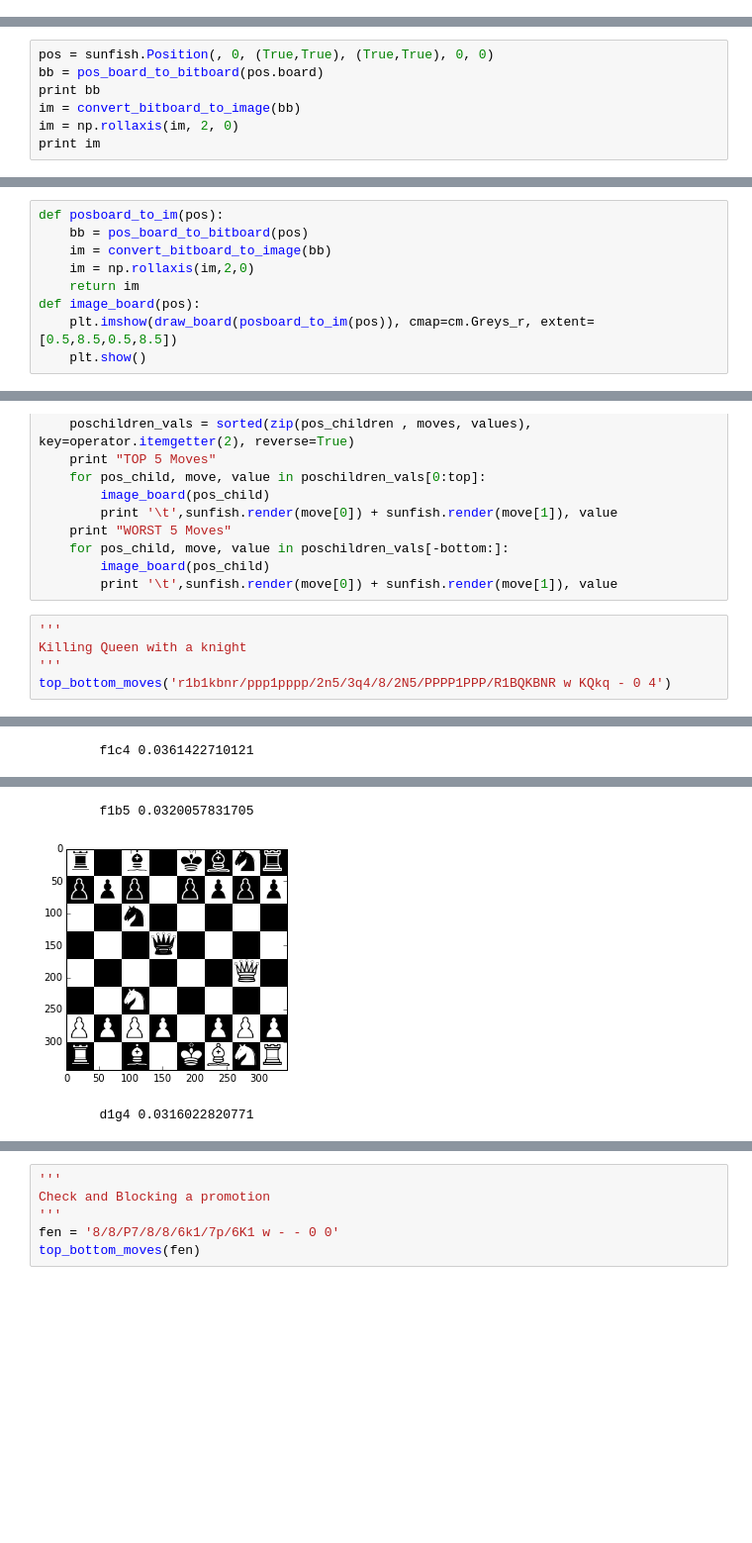
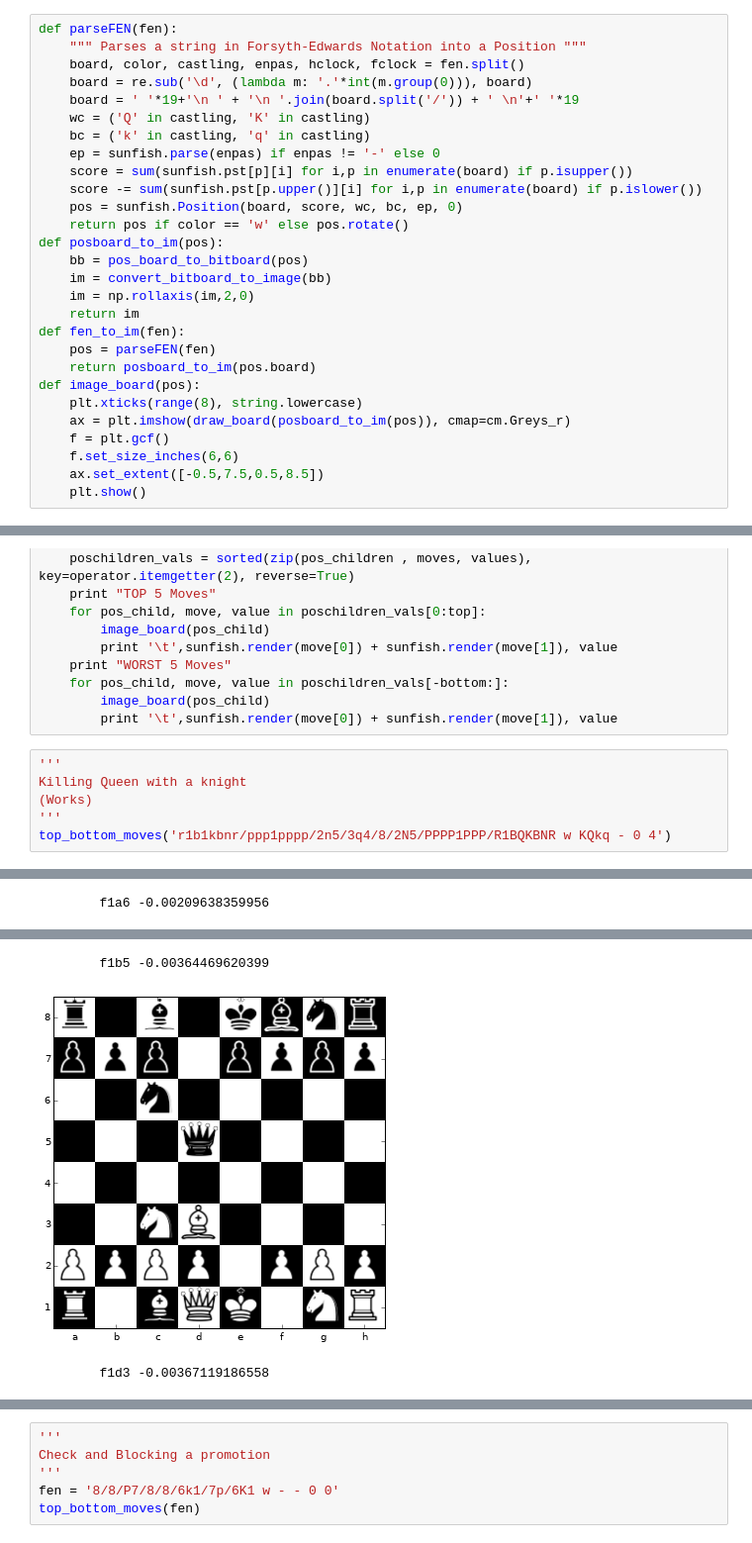
Before and after one commit to ashudeep/ConvChess, a Jupyter notebook: src/play/example_moves/Table evaluations.ipynb, the cells around one changed output, grey strips where cells are left out. Shown at 99% size. Saved outputs shown, nothing was run; the diff lists cells and outputs as text; blank space fills up the shorter version.

Commit message:
Bitboard to Board according to new python-chess api

```diff
--- a/src/play/example_moves/Table evaluations.ipynb
+++ b/src/play/example_moves/Table evaluations.ipynb
@@ -62,6 +60,34 @@ from example_moves.draw_board.draw import *
 cd example_moves/draw_board/
 # %% [output]
 /data/convchess/src/util/draw_board
+# %%
+def parseFEN(fen):
+	""" Parses a string in Forsyth-Edwards Notation into a Position """
+	board, color, castling, enpas, hclock, fclock = fen.split()
+	board = re.sub('\d', (lambda m: '.'*int(m.group(0))), board)
+	board = ' '*19+'\n ' + '\n '.join(board.split('/')) + ' \n'+' '*19
+	wc = ('Q' in castling, 'K' in castling)
+	bc = ('k' in castling, 'q' in castling)
+	ep = sunfish.parse(enpas) if enpas != '-' else 0
+	score = sum(sunfish.pst[p][i] for i,p in enumerate(board) if p.isupper())
+	score -= sum(sunfish.pst[p.upper()][i] for i,p in enumerate(board) if p.islower())
+	pos = sunfish.Position(board, score, wc, bc, ep, 0)
+	return pos if color == 'w' else pos.rotate()
+def posboard_to_im(pos):
+    bb = pos_board_to_bitboard(pos)
+    im = convert_bitboard_to_image(bb)
+    im = np.rollaxis(im,2,0)
+    return im
+def fen_to_im(fen):
+    pos = parseFEN(fen)
+    return posboard_to_im(pos.board)
+def image_board(pos):
+    plt.xticks(range(8), string.lowercase)
+    ax = plt.imshow(draw_board(posboard_to_im(pos)), cmap=cm.Greys_r)
+    f = plt.gcf()
+    f.set_size_inches(6,6)
+    ax.set_extent([-0.5,7.5,0.5,8.5])
+    plt.show()
 # %%
 %matplotlib inline
 import matplotlib.pyplot as plt
@@ -73,7 +97,0 @@ plt.imshow(draw_board(im), cmap=cm.Greys_r)
-# %%
-pos = sunfish.Position(, 0, (True,True), (True,True), 0, 0)
-bb = pos_board_to_bitboard(pos.board)
-print bb
-im = convert_bitboard_to_image(bb)
-im = np.rollaxis(im, 2, 0)
-print im
@@ -93,12 +98,3 @@ def parseFEN(fen):
-# %%
-def posboard_to_im(pos):
-    bb = pos_board_to_bitboard(pos)
-    im = convert_bitboard_to_image(bb)
-    im = np.rollaxis(im,2,0)
-    return im
-def image_board(pos):
-    plt.imshow(draw_board(posboard_to_im(pos)), cmap=cm.Greys_r, extent=[0.5,8.5,0.5,8.5])
-    plt.show()
 # %%
 def top_bottom_moves(fen, top=5, bottom=5):
     pos = parseFEN(fen)
@@ -132,6 +128,7 @@ def top_bottom_moves(fen, top=5, bottom=5):
 # %%
 '''
 Killing Queen with a knight
+(Works)
 '''
 top_bottom_moves('r1b1kbnr/ppp1pppp/2n5/3q4/8/2N5/PPPP1PPP/R1BQKBNR w KQkq - 0 4')
 # %% [output]
@@ -144 +142 @@ TOP 5 Moves
-        f1c4 0.0361422710121
+        f1a6 -0.00209638359956
@@ -146,3 +144,3 @@ TOP 5 Moves
-        f1b5 0.0320057831705
+        f1b5 -0.00364469620399
-[figure, old version]
+[figure, new version]
-        d1g4 0.0316022820771
+        f1d3 -0.00367119186558
```
Also changed, not shown: parts of 14 cells of this notebook, 9 other files.
